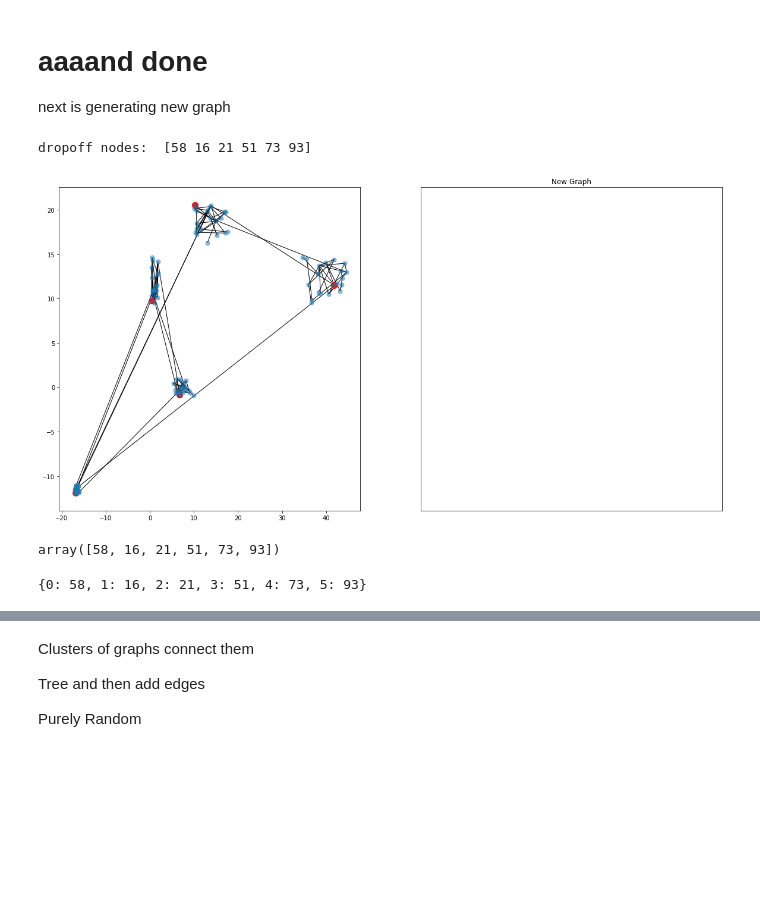
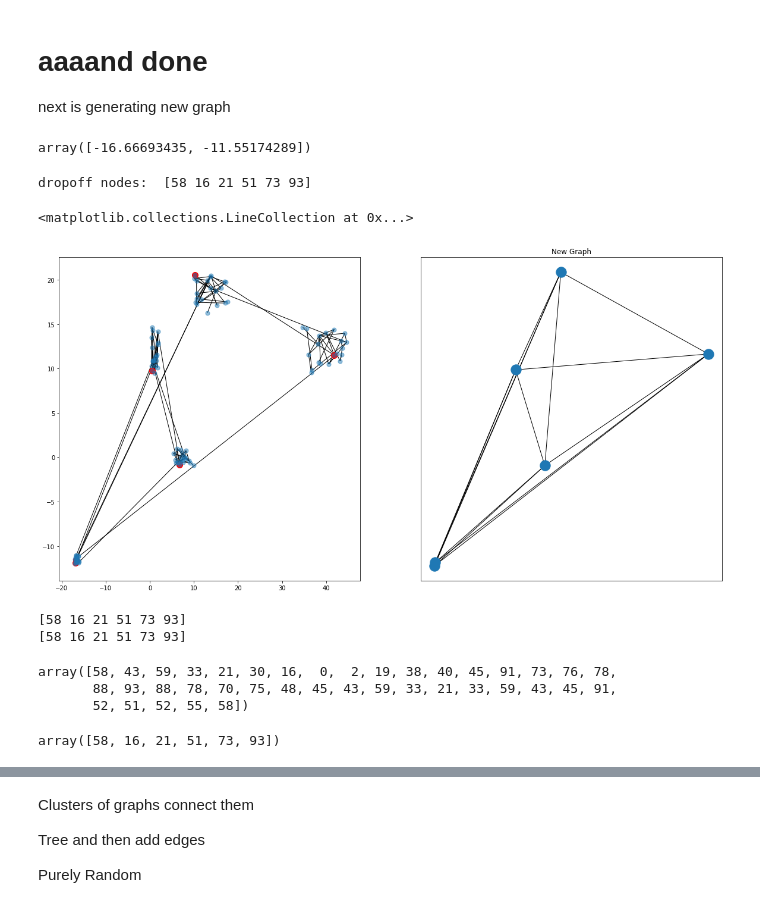
Before and after one commit to ssanghavi404/project-fa19, a Jupyter notebook: input_generation_work.ipynb, the cells around one changed output, grey strips where cells are left out. Cells and saved outputs as stored; diff of their text form; code cells hidden in the pictures; blank space fills up the shorter version.

```diff
--- a/input_generation_work.ipynb
+++ b/input_generation_work.ipynb
@@ -210,23 +210,42 @@ with open('./graphstore/spatiallocations.pkl', 'rb') as f:
     v = pickle.load(f)
 with open('./graphstore/homes.pkl', 'rb') as f:
     homes = pickle.load(f)
+# %%
+pos[nodemapper[0]]
+# %% [output]
+array([-16.66693435, -11.55174289])
 # %%
 fig, axs = plt.subplots(ncols = 2, figsize = (20,10))
 
 ax = axs[0]
 
 pos = dict()
 for i, vi in enumerate(v):
     pos.update({i:vi})
 nx.draw_networkx_nodes(G, pos, ax = ax, alpha = .5, node_size = 50)
 nx.draw_networkx_edges(G, pos, ax = ax)
 
 dropoff_pts = v[dropoffnodes]
 ax.scatter(dropoff_pts[:,0],dropoff_pts[:,1], color = 'red', s = 100)
 print('dropoff nodes: ', dropoffnodes)
-axs[1].set_title('New Graph')
-s = dropoffnodes[0]
-d1, d2, d3, d4, d5 = np.array(dropoffnodes)[1:]
+title = axs[1].set_title('New Graph')
+
+
+newG, nodemapper, edge_to_path_mapper = create_new_graph(G, dropoffnodes)
+
+posnew = dict()
+for key in nodemapper:
+    posnew.update({key:pos[nodemapper[key]]})
+
+nx.draw_networkx_nodes(newG, posnew, ax = axs[1], alpha = 1, node_size = 300)
+nx.draw_networkx_edges(newG, posnew, ax = axs[1])
 # %% [output]
 dropoff nodes:  [58 16 21 51 73 93]
+<matplotlib.collections.LineCollection at 0x...>
-[figure, old version]
+[figure, new version]
+# %%
+print(dropoffs)
+print(dropoffnodes)
+# %% [output]
+[58 16 21 51 73 93]
+[58 16 21 51 73 93]
@@ -233,3 +339,9 @@ dropoff nodes:  [58 16 21 51 73 93]
+# %%
+path_in_newG_to_old(newpath, edge_to_path_mapper)
+# %% [output]
+array([58, 43, 59, 33, 21, 30, 16,  0,  2, 19, 38, 40, 45, 91, 73, 76, 78,
+       88, 93, 88, 78, 70, 75, 48, 45, 43, 59, 33, 21, 33, 59, 43, 45, 91,
+       52, 51, 52, 55, 58])
 # %%
 dropoffnodes
 # %% [output]
@@ -275,7 +349,3 @@ def create_new_graph(G, dropoffnodes):
-# %%
-newG, nodemapper, edge_to_path_mapper = create_new_graph(G, dropoffnodes)
-# %% [output]
-{0: 58, 1: 16, 2: 21, 3: 51, 4: 73, 5: 93}
 # %%
 nx.draw(newG)
 # %% [output]
```
Also changed, not shown: parts of 7 cells of this notebook.
